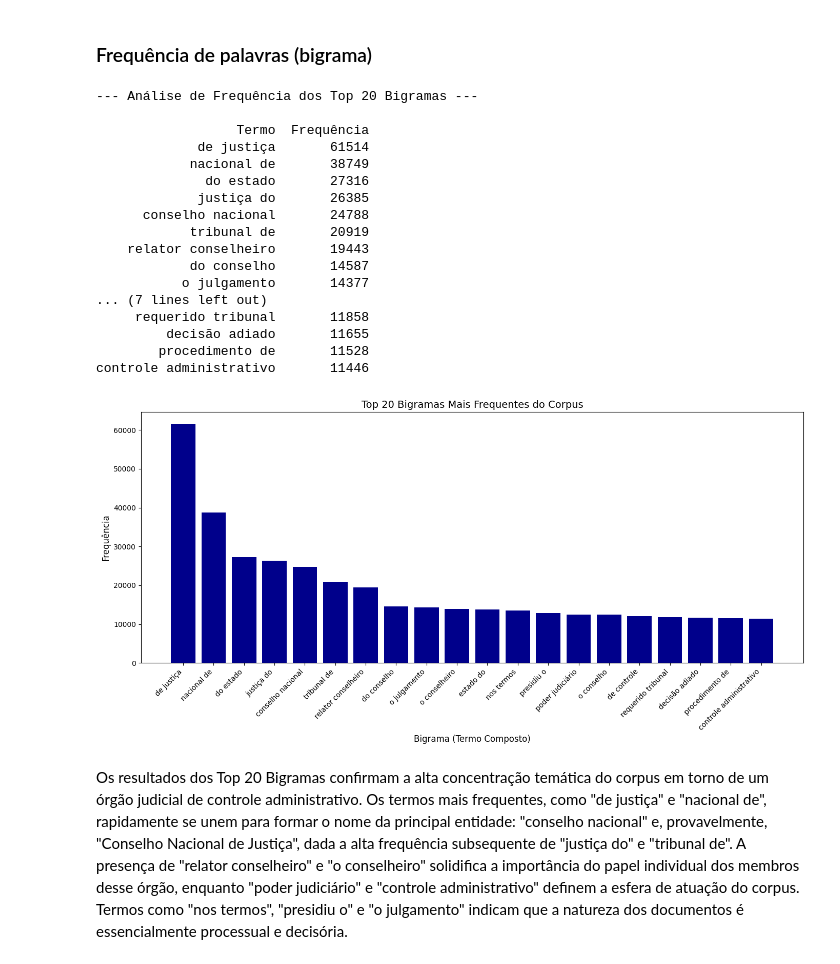
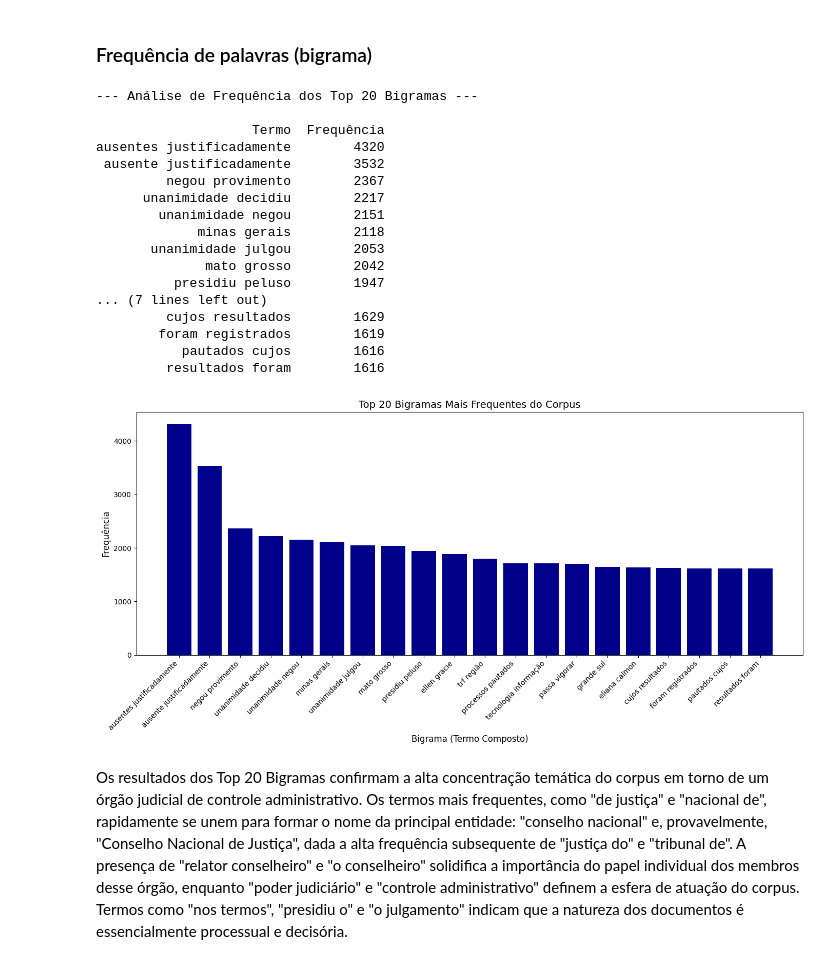
Before and after one commit to bmortari/normativos_cnj, a Jupyter notebook: EDA.ipynb, the cells around one changed output. Cells and saved outputs as stored; diff of their text form; code cells hidden in the pictures.

```diff
--- a/EDA.ipynb
+++ b/EDA.ipynb
@@ -365,54 +504,54 @@ Distribuição de Frequência das Palavras (Lei de Zipf) demonstra que o corpus
 from nltk.util import ngrams
 
 # Cria pares de palavras consecutivas (bigramas)
-bigramas = list(ngrams(tokens, 2))
+bigramas = list(ngrams(palavras_filtradas, 2))
 
 # 3. Contagem de Frequência dos Bigramas
 # O Counter irá contar a ocorrência de cada par (ex: ('conselho', 'nacional'))
 frequencia_bigramas = Counter(bigramas)
 
 # 4. Exibição dos Top N Bigramas (e.g., Top 20)
 top_n = 20
 df_bigramas = pd.DataFrame(
     frequencia_bigramas.most_common(top_n),
     columns=['Bigrama', 'Frequência']
 )
 
 # Converter a tupla do bigrama em uma única string para melhor visualização
 df_bigramas['Termo'] = df_bigramas['Bigrama'].apply(lambda x: ' '.join(x))
 
 print(f"\n--- Análise de Frequência dos Top {top_n} Bigramas ---\n")
 # Exibe a tabela
 print(df_bigramas[['Termo', 'Frequência']].to_string(index=False))
 
 # 5. Visualização em um Gráfico de Barras
 plt.figure(figsize=(14, 7))
 plt.bar(df_bigramas['Termo'], df_bigramas['Frequência'], color='darkblue')
 plt.xlabel('Bigrama (Termo Composto)', fontsize=12)
 plt.ylabel('Frequência', fontsize=12)
 plt.title(f'Top {top_n} Bigramas Mais Frequentes do Corpus', fontsize=14)
 plt.xticks(rotation=45, ha='right')
 plt.tight_layout()
 plt.show()
 # %% [output]
 --- Análise de Frequência dos Top 20 Bigramas ---
 
-                  Termo  Frequência
-             de justiça       61514
-            nacional de       38749
-              do estado       27316
-             justiça do       26385
-      conselho nacional       24788
-            tribunal de       20919
-    relator conselheiro       19443
-            do conselho       14587
-           o julgamento       14377
+                    Termo  Frequência
+ausentes justificadamente        4320
+ ausente justificadamente        3532
+         negou provimento        2367
+      unanimidade decidiu        2217
+        unanimidade negou        2151
+             minas gerais        2118
+       unanimidade julgou        2053
+              mato grosso        2042
+          presidiu peluso        1947
 ... (7 lines left out)
-     requerido tribunal       11858
-         decisão adiado       11655
-        procedimento de       11528
-controle administrativo       11446
+         cujos resultados        1629
+        foram registrados        1619
+           pautados cujos        1616
+         resultados foram        1616
-[figure, old version]
+[figure, new version]
 # %% [markdown]
 Os resultados dos Top 20 Bigramas confirmam a alta concentração temática do corpus em torno de um órgão judicial de controle administrativo. Os termos mais frequentes, como "de justiça" e "nacional de", rapidamente se unem para formar o nome da principal entidade: "conselho nacional" e, provavelmente, "Conselho Nacional de Justiça", dada a alta frequência subsequente de "justiça do" e "tribunal de". A presença de "relator conselheiro" e "o conselheiro" solidifica a importância do papel individual dos membros desse órgão, enquanto "poder judiciário" e "controle administrativo" definem a esfera de atuação do corpus. Termos como "nos termos", "presidiu o" e "o julgamento" indicam que a natureza dos documentos é essencialmente processual e decisória.
 # %% [markdown]
```
Also changed, not shown: parts of 14 cells of this notebook.
